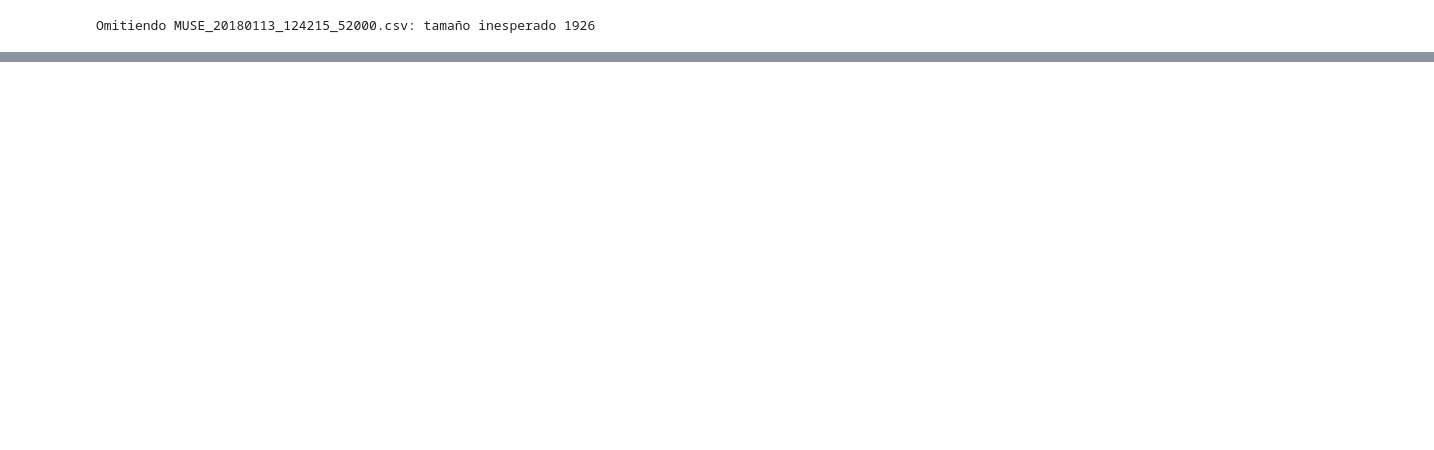
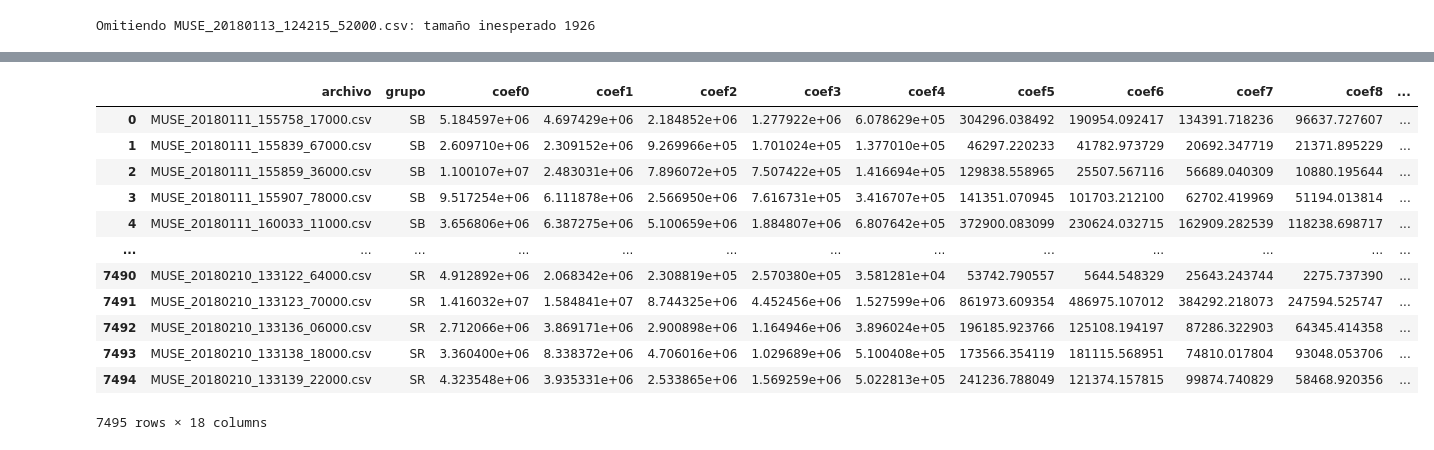
Before and after one commit to LisethTiria/Biosenales-2025-1, a Jupyter notebook: proyecto2_ecg_/proyecto2_script.ipynb, the cells around one changed output, grey strips where cells are left out. Drawn from its saved outputs; the diff is of its cells as text; code cells hidden in the pictures; blank space fills up the shorter version.

```diff
--- a/proyecto2_ecg_/proyecto2_script.ipynb
+++ b/proyecto2_ecg_/proyecto2_script.ipynb
@@ -282,0 +386,7 @@ df_fft.to_csv("espectros_fft_todos.csv", index=False)
+# %%
+resultados_DCT = []
+resultados_DCT += procesar_dct_autocorrelacion('SB', 'SB')
+resultados_DCT += procesar_dct_autocorrelacion('AFIB', 'AFIB')
+resultados_DCT += procesar_dct_autocorrelacion('SR', 'SR')
+
+df_dct = pd.DataFrame(resultados_DCT)
@@ -282,0 +409,52 @@ df_fft.to_csv("espectros_fft_todos.csv", index=False)
+# %%
+import numpy as np
+import pandas as pd
+
+def extraer_stats_dct(fila):
+    # Buscar las columnas coef0, coef1, ..., coef9
+    coef_cols = [col for col in fila.index if col.startswith('coef')]
+    coef = fila[coef_cols].values.astype(np.float64)
+
+    # Verificación rápida: evitar división por cero o vectores vacíos
+    if len(coef) == 0 or np.all(coef == 0):
+        return pd.Series({
+            'mean_dct': np.nan,
+            'var_dct': np.nan,
+            'max_dct': np.nan,
+            'min_dct': np.nan,
+            'energy_dct': np.nan,
+            'entropy_dct': np.nan
+        })
+
+    energy = np.sum(coef ** 2)
+    p = coef**2 / np.sum(coef**2)
+    entropy = -np.sum(p * np.log2(p + 1e-12))  # evitar log(0)
+
+    return pd.Series({
+        'mean_dct': np.mean(coef),
+        'var_dct': np.var(coef),
+        'max_dct': np.max(coef),
+        'min_dct': np.min(coef),
+        'energy_dct': energy,
+        'entropy_dct': entropy
+    })
+# %%
+df_dct_stats = df_dct.copy()
+stats = df_dct.apply(extraer_stats_dct, axis=1)
+df_dct_stats = pd.concat([df_dct_stats, stats], axis=1)
+# %%
+df_dct_stats
+# %% [output]
+|  | archivo | grupo | coef0 | coef1 | coef2 | coef3 | coef4 | coef5 | coef6 | coef7 | coef8 | ... |
+| 0 | MUSE_20180111_155758_17000.csv | SB | 5.184597e+06 | 4.697429e+06 | 2.184852e+06 | 1.277922e+06 | 6.078629e+05 | 304296.038492 | 190954.092417 | 134391.718236 | 96637.727607 | ... |
+| 1 | MUSE_20180111_155839_67000.csv | SB | 2.609710e+06 | 2.309152e+06 | 9.269966e+05 | 1.701024e+05 | 1.377010e+05 | 46297.220233 | 41782.973729 | 20692.347719 | 21371.895229 | ... |
+| 2 | MUSE_20180111_155859_36000.csv | SB | 1.100107e+07 | 2.483031e+06 | 7.896072e+05 | 7.507422e+05 | 1.416694e+05 | 129838.558965 | 25507.567116 | 56689.040309 | 10880.195644 | ... |
+| 3 | MUSE_20180111_155907_78000.csv | SB | 9.517254e+06 | 6.111878e+06 | 2.566950e+06 | 7.616731e+05 | 3.416707e+05 | 141351.070945 | 101703.212100 | 62702.419969 | 51194.013814 | ... |
+| 4 | MUSE_20180111_160033_11000.csv | SB | 3.656806e+06 | 6.387275e+06 | 5.100659e+06 | 1.884807e+06 | 6.807642e+05 | 372900.083099 | 230624.032715 | 162909.282539 | 118238.698717 | ... |
+| ... | ... | ... | ... | ... | ... | ... | ... | ... | ... | ... | ... | ... |
+| 7490 | MUSE_20180210_133122_64000.csv | SR | 4.912892e+06 | 2.068342e+06 | 2.308819e+05 | 2.570380e+05 | 3.581281e+04 | 53742.790557 | 5644.548329 | 25643.243744 | 2275.737390 | ... |
+| 7491 | MUSE_20180210_133123_70000.csv | SR | 1.416032e+07 | 1.584841e+07 | 8.744325e+06 | 4.452456e+06 | 1.527599e+06 | 861973.609354 | 486975.107012 | 384292.218073 | 247594.525747 | ... |
+| 7492 | MUSE_20180210_133136_06000.csv | SR | 2.712066e+06 | 3.869171e+06 | 2.900898e+06 | 1.164946e+06 | 3.896024e+05 | 196185.923766 | 125108.194197 | 87286.322903 | 64345.414358 | ... |
+| 7493 | MUSE_20180210_133138_18000.csv | SR | 3.360400e+06 | 8.338372e+06 | 4.706016e+06 | 1.029689e+06 | 5.100408e+05 | 173566.354119 | 181115.568951 | 74810.017804 | 93048.053706 | ... |
+| 7494 | MUSE_20180210_133139_22000.csv | SR | 4.323548e+06 | 3.935331e+06 | 2.533865e+06 | 1.569259e+06 | 5.022813e+05 | 241236.788049 | 121374.157815 | 99874.740829 | 58468.920356 | ... |
+7495 rows × 18 columns
```
Also changed, not shown: parts of 16 cells of this notebook.
